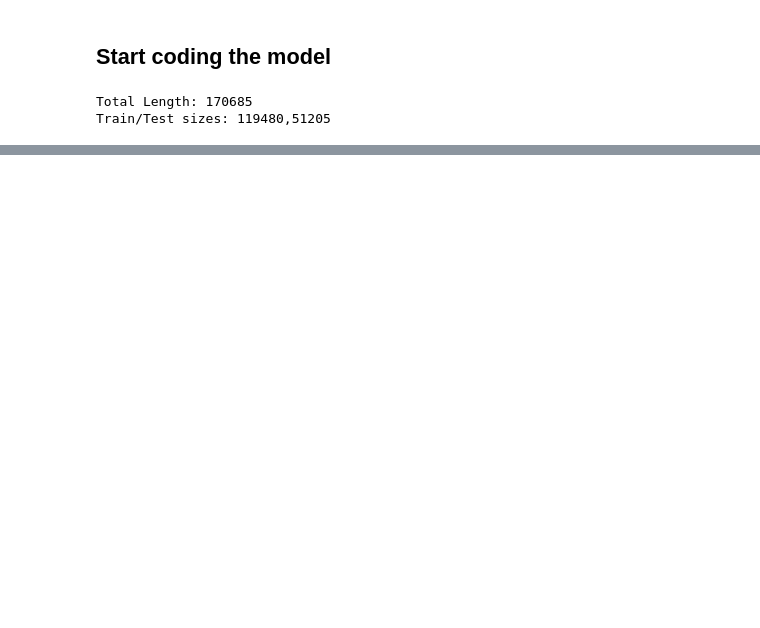
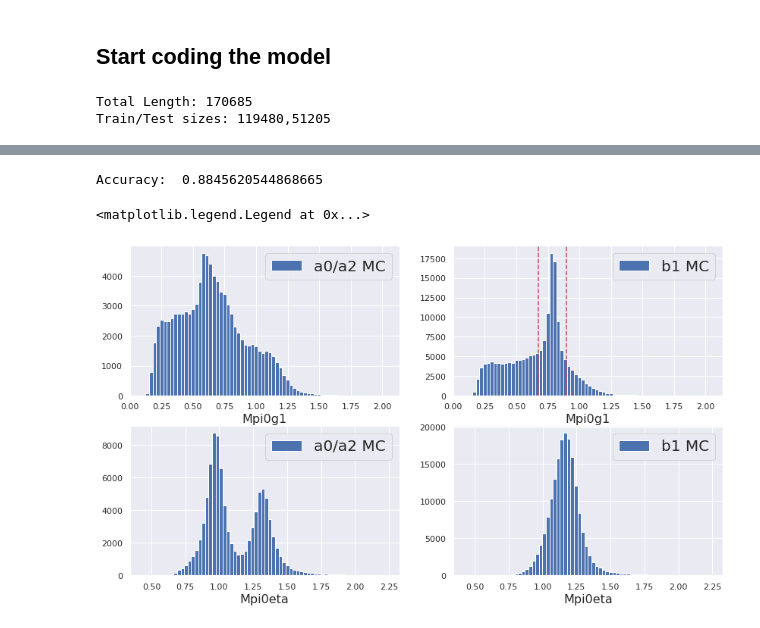
Before and after one commit to lan13005/q-values, a Jupyter notebook: NeuralNetworks.ipynb, the cells around one changed output, grey strips where cells are left out. Cells and saved outputs as stored; diff of their text form; code cells hidden in the pictures; blank space fills up the shorter version.

```diff
--- a/NeuralNetworks.ipynb
+++ b/NeuralNetworks.ipynb
@@ -146,0 +199,33 @@ epoch 0 completed
+# %%
+accuracy=sum(np.array(y_true)==np.array(y_pred))/len(y_true)
+
+print("Accuracy: ", accuracy)
+# %% [output]
+Accuracy:  0.8845620544868665
+# %%
+fig,ax=plt.subplots(2,2,figsize=(14,8))
+ax=ax.flatten()
+
+# Mpi0g
+binedges=np.histogram(df.Mpi0g1,bins=70)[1]
+df[(df.mcprocess==0)|(df.mcprocess==1)].Mpi0g1.hist(bins=binedges,ax=ax[0],label="a0/a2 MC")
+df[df.mcprocess==2].Mpi0g1.hist(bins=binedges,ax=ax[1],label="b1 MC")
+
+ax[0].set_xlabel("Mpi0g1",size=16)
+ax[1].set_xlabel("Mpi0g1",size=16)
+ax[0].legend(prop={"size":20})
+ax[1].legend(prop={"size":20})
+ax[1].axvline(uppThresh,c='r',linestyle="--")
+ax[1].axvline(lowThresh,c='r',linestyle="--")
+
+# Mpi0eta
+binedges=np.histogram(df.Mpi0eta,bins=70)[1]
+df[(df.mcprocess==0)|(df.mcprocess==1)].Mpi0eta.hist(bins=binedges,ax=ax[2],label="a0/a2 MC")
+df[df.mcprocess==2].Mpi0eta.hist(bins=binedges,ax=ax[3],label="b1 MC")
+ax[2].set_xlabel("Mpi0eta",size=16)
+ax[3].set_xlabel("Mpi0eta",size=16)
+ax[2].legend(prop={"size":20})
+ax[3].legend(prop={"size":20})
+# %% [output]
+<matplotlib.legend.Legend at 0x...>
+[figure, added]
```
Also changed, not shown: parts of 14 cells of this notebook.
